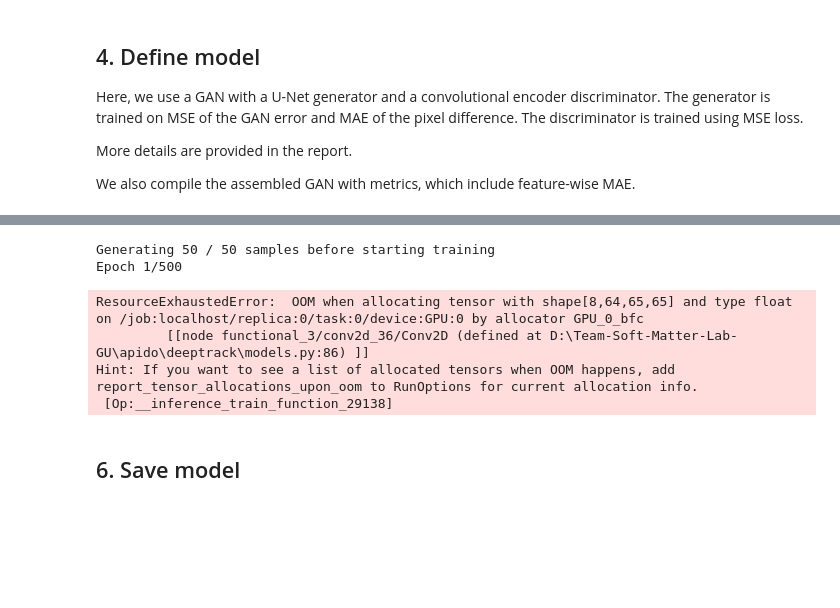
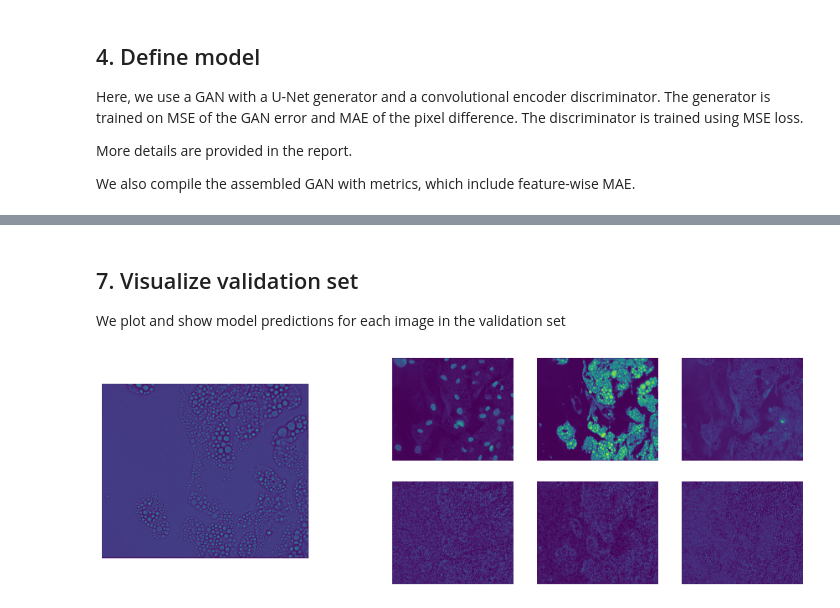
Before and after one commit to aidotse/Team-Soft-Matter-Lab-GU, a Jupyter notebook: Train 60x Virtual Stainer.ipynb, the cells around one changed output, grey strips where cells are left out. Cells and saved outputs as stored; diff of their text form; code cells hidden in the pictures; blank space fills up the shorter version.

Commit message:
revised training notebook

```diff
--- a/Train 60x Virtual Stainer.ipynb
+++ b/Train 60x Virtual Stainer.ipynb
@@ -278,7 +279,8 @@ validation_data = data_pair + dt.PadToMultiplesOf(multiple=(32, 32, None))
 dataset = dt.ConditionalSetFeature(
     on_true=validation_data,
     on_false=augmented_data,
-    condition="validation"
+    condition="is_validation",
+    is_validation=lambda validation: validation
 ) + dt.AsType("float64")
 # %% [markdown]
 ## 3. Define generator
@@ -326,20 +330,55 @@ We execute the dataset pipeline, setting the option `validation` to be True i
 # %%
-validation_data = [dataset.update(validation=True).resolve() for _ in range(len(validation_set))]
-validation_data = tuple(zip(validation_data))
+validation_inputs = []
+validation_targets = []
 
-with generator:
-    h = GAN.fit(
-        generator,
-        epochs=500,
-        validation_data=validation_data,
-        validation_batch_size=4
-    )
+for _ in range(len(validation_set)):
+    data_tuple = dataset.update(validation=True).resolve()
+    validation_inputs.append(data_tuple[0])
+    validation_targets.append(data_tuple[1])
+
+
+# with generator:
+#     h = GAN.fit(
+#         generator,
+#         epochs=500,
+#         validation_data=(
+#             validation_inputs,
+#             validation_targets
+#         ),
+#         validation_batch_size=4
+#     )
-# %% [output]
-Generating 50 / 50 samples before starting training
-Epoch 1/500
-ResourceExhaustedError:  OOM when allocating tensor with shape[8,64,65,65] and type float on /job:localhost/replica:0/task:0/device:GPU:0 by allocator GPU_0_bfc
-         [[node functional_3/conv2d_36/Conv2D (defined at D:\Team-Soft-Matter-Lab-GU\apido\deeptrack\models.py:86) ]]
-Hint: If you want to see a list of allocated tensors when OOM happens, add report_tensor_allocations_upon_oom to RunOptions for current allocation info.
- [Op:__inference_train_function_29138]
-# %% [markdown]
-## 6. Save model
+# %% [markdown]
+## 7. Visualize validation set
+
+We plot and show model predictions for each image in the validation set
+# %%
+prediction = GAN.generator.predict(np.array(validation_inputs), batch_size=4)
+
+for brightfield, targets, prediction in zip(validation_inputs, validation_targets, prediction):
+    plt.figure(figsize=(15,5))
+    plt.subplot(1,3,1)
+    plt.imshow(brightfield[:, :, 0])
+    plt.axis("off")
+
+    plt.subplot(2,5,3)
+    plt.imshow(targets[:, :, 0])
+    plt.axis("off")
+    plt.subplot(2,5,4)
+    plt.imshow(targets[:, :, 1])
+    plt.axis("off")
+    plt.subplot(2,5,5)
+    plt.imshow(targets[:, :, 2])
+    plt.axis("off")
+
+    plt.subplot(2,5,8)
+    plt.imshow(prediction[:, :, 0])
+    plt.axis("off")
+    plt.subplot(2,5,9)
+    plt.imshow(prediction[:, :, 1])
+    plt.axis("off")
+    plt.subplot(2,5,10)
+    plt.imshow(prediction[:, :, 2])
+    plt.axis("off")
+    plt.show()
+# %% [output]
+[figure, added]
```
Also changed, not shown: parts of 6 cells of this notebook, 1 other file.
